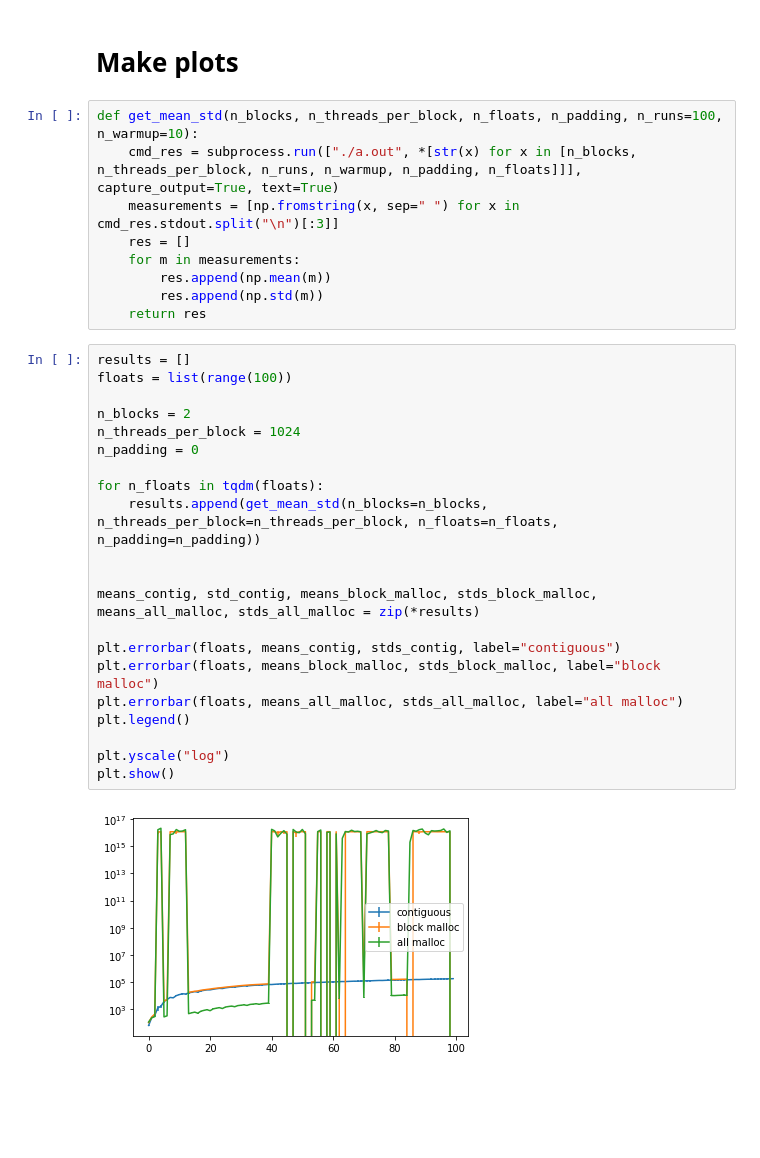
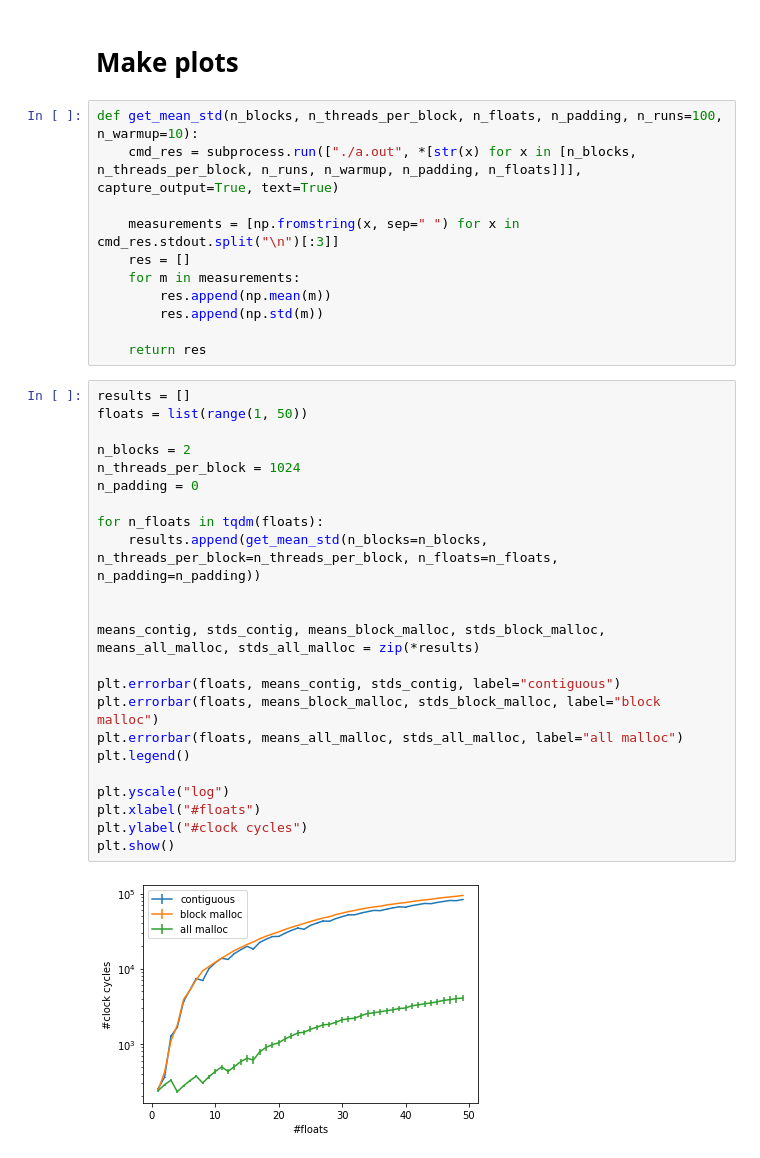
Before and after one commit to maerhart/dphpc-project, a Jupyter notebook: strided_benchmarks/plot_strided_benchmarks.ipynb, the cells around one changed output. Drawn from its saved outputs; the diff is of its cells as text; blank space fills up the shorter version.

Commit message:
Plots

```diff
--- a/strided_benchmarks/plot_strided_benchmarks.ipynb
+++ b/strided_benchmarks/plot_strided_benchmarks.ipynb
@@ -29,32 +31,36 @@ plt.show()
 # %%
 def get_mean_std(n_blocks, n_threads_per_block, n_floats, n_padding, n_runs=100, n_warmup=10):
     cmd_res = subprocess.run(["./a.out", *[str(x) for x in [n_blocks, n_threads_per_block, n_runs, n_warmup, n_padding, n_floats]]], capture_output=True, text=True)
+
     measurements = [np.fromstring(x, sep=" ") for x in cmd_res.stdout.split("\n")[:3]]
     res = []
     for m in measurements:
         res.append(np.mean(m))
         res.append(np.std(m))
+
     return res
 # %%
 results = []
-floats = list(range(100))
+floats = list(range(1, 50))
 
 n_blocks = 2
 n_threads_per_block = 1024
 n_padding = 0
 
 for n_floats in tqdm(floats):
     results.append(get_mean_std(n_blocks=n_blocks, n_threads_per_block=n_threads_per_block, n_floats=n_floats, n_padding=n_padding))
 
 
-means_contig, std_contig, means_block_malloc, stds_block_malloc, means_all_malloc, stds_all_malloc = zip(*results)
+means_contig, stds_contig, means_block_malloc, stds_block_malloc, means_all_malloc, stds_all_malloc = zip(*results)
 
 plt.errorbar(floats, means_contig, stds_contig, label="contiguous")
 plt.errorbar(floats, means_block_malloc, stds_block_malloc, label="block malloc")
 plt.errorbar(floats, means_all_malloc, stds_all_malloc, label="all malloc")
 plt.legend()
 
 plt.yscale("log")
+plt.xlabel("#floats")
+plt.ylabel("#clock cycles")
 plt.show()
 # %% [output]
-[figure, old version]
+[figure, new version]
```
Also changed, not shown: parts of 1 cell of this notebook.
